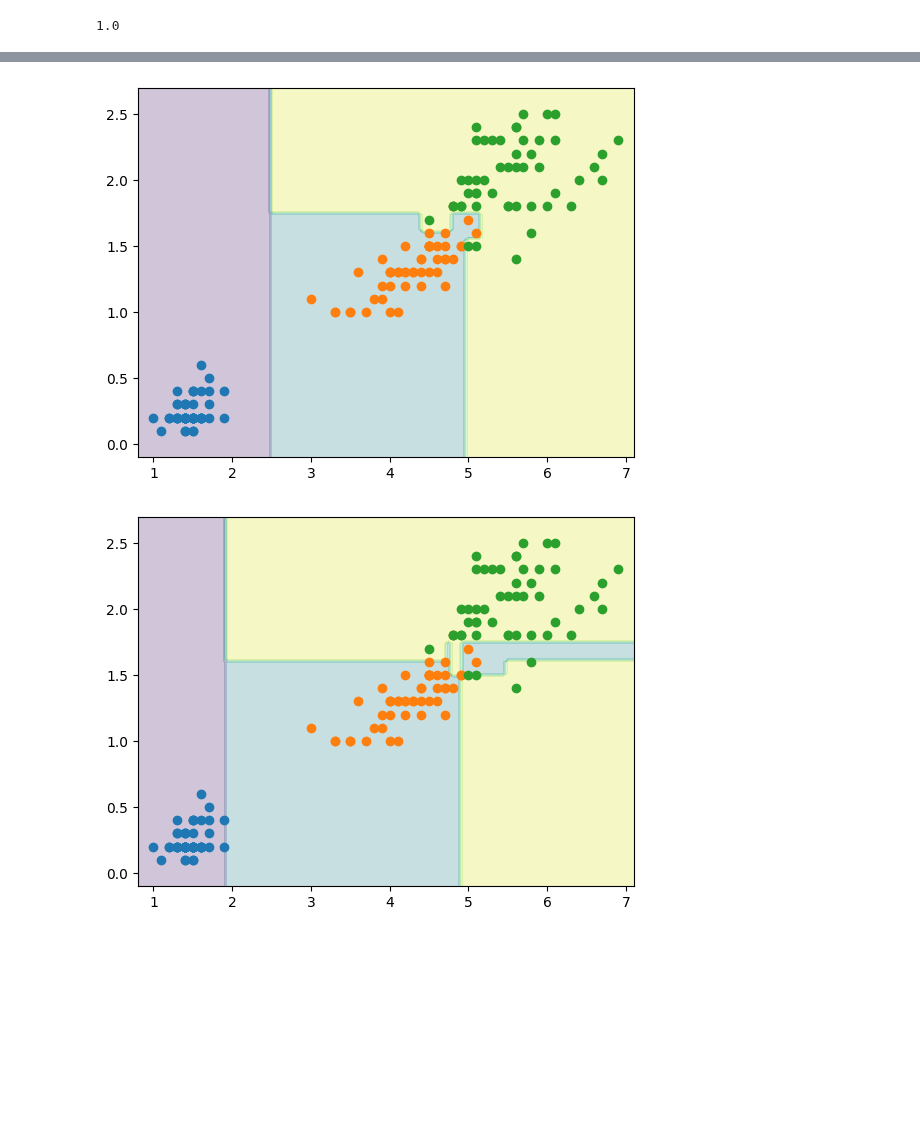
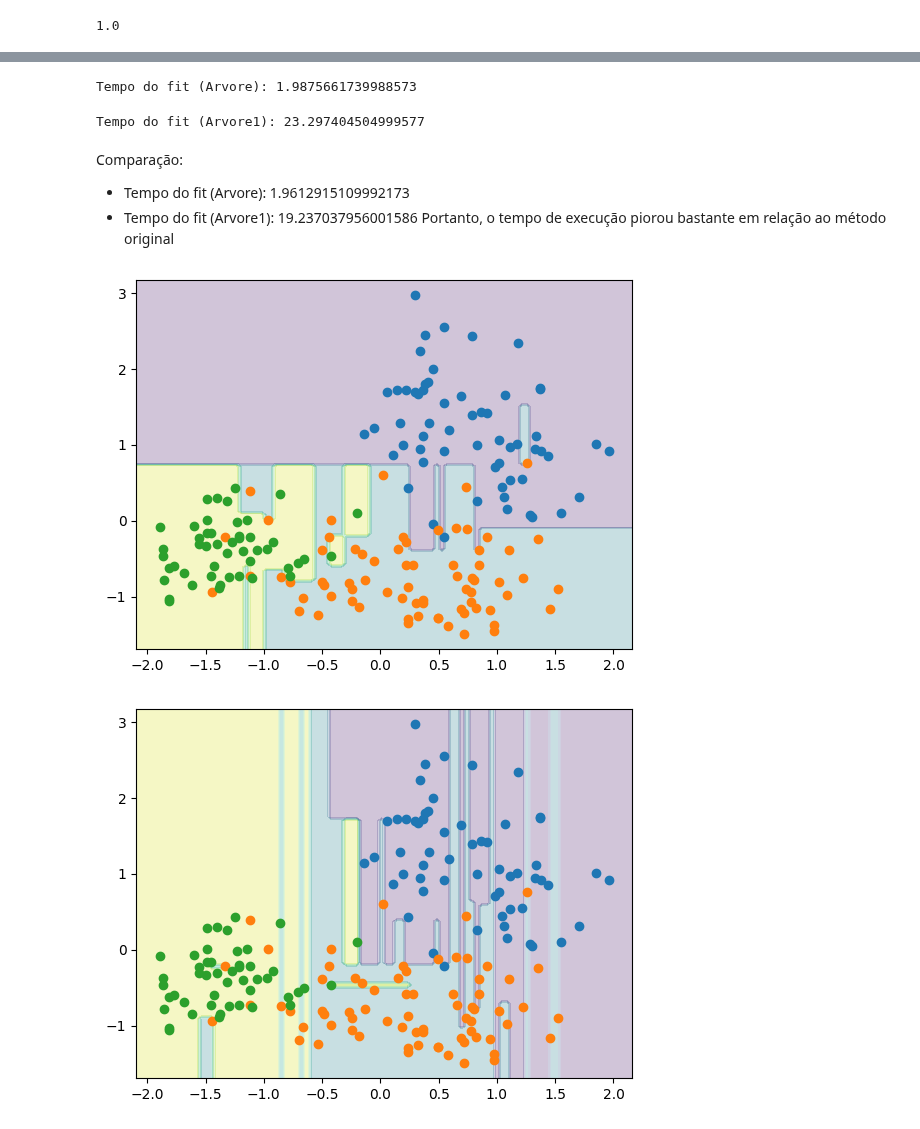
Before and after one commit to leobonn1/devai, a Jupyter notebook: iaam_trabalho3_leonardo.ipynb, the cells around one changed output, grey strips where cells are left out. Drawn from its saved outputs; the diff is of its cells as text; code cells hidden in the pictures; blank space fills up the shorter version.

```diff
--- a/iaam_trabalho3_leonardo.ipynb
+++ b/iaam_trabalho3_leonardo.ipynb
@@ -9,11 +15,0 @@ X, y = dataset.data, dataset.target
-# %%
-import matplotlib.pyplot as plt
-i, j = 2, 3
-plt.xlabel(f"{i}: {dataset.feature_names[i]}")
-plt.ylabel(f"{j}: {dataset.feature_names[j]}")
-
-for k in set(y):
-  plt.plot(X[:,i][y==k], X[:,j][y==k], 'o', alpha=0.3,
-           label=f"{dataset.target_names[k]}")
-plt.legend()
-plt.show()
@@ -22,3 +16,7 @@ plt.show()
+# %%
+from sklearn.preprocessing import StandardScaler
+scaler = StandardScaler()
+X = scaler.fit_transform(X)
 # %%
 from sklearn.base import BaseEstimator, ClassifierMixin
 from collections import Counter
@@ -196,8 +194,7 @@ def melhorValor1(x, y):
 
   # trata caso especial de x com uma linha só
   if x.shape[0] < 2:
-    impTotal, impMenores, impMaiores = impurezaValor(x, y, x[0])
-    return x[0], impTotal
+    return x[0], 0.0
 
   x1 = np.sort(x)
   for i in range(y.shape[0] - 1):
@@ -275,3 +279,22 @@ scores['test_score'], np.mean(scores['test_score'])
+# %%
+import timeit
+modelo = Arvore()
+result = timeit.timeit(stmt='modelo.fit(X,y)', globals=globals(), number=10)
+print(f'Tempo do fit (Arvore): {result}')
+# %% [output]
+Tempo do fit (Arvore): 1.9875661739988573
+# %%
+import timeit
+modelo1 = Arvore1()
+result = timeit.timeit(stmt='modelo1.fit(X,y)', globals=globals(), number=10)
+print(f'Tempo do fit (Arvore1): {result}')
+# %% [output]
+Tempo do fit (Arvore1): 23.297404504999577
+# %% [markdown]
+Comparação:
+* Tempo do fit (Arvore): 1.9612915109992173
+* Tempo do fit (Arvore1): 19.237037956001586
+Portanto, o tempo de execução piorou bastante em relação ao método original
 # %%
 import matplotlib.pyplot as plt
 
@@ -287,10 +310,10 @@ def plotDecisao(modelo, X, y):
     plt.plot(X[:,0][y==k], X[:,1][y==k], 'o')
   plt.show()
 
-plotDecisao(Arvore(), X[:,2:], y)
+plotDecisao(Arvore(), X[:,11:13], y)
 # %% [output]
-[figure, old version]
+[figure, new version]
 # %%
-plotDecisao(Arvore1(), X[:,2:], y)
+plotDecisao(Arvore1(), X[:,11:13], y)
 # %% [output]
-[figure, old version]
+[figure, new version]
```
Also changed, not shown: parts of 27 cells of this notebook.
